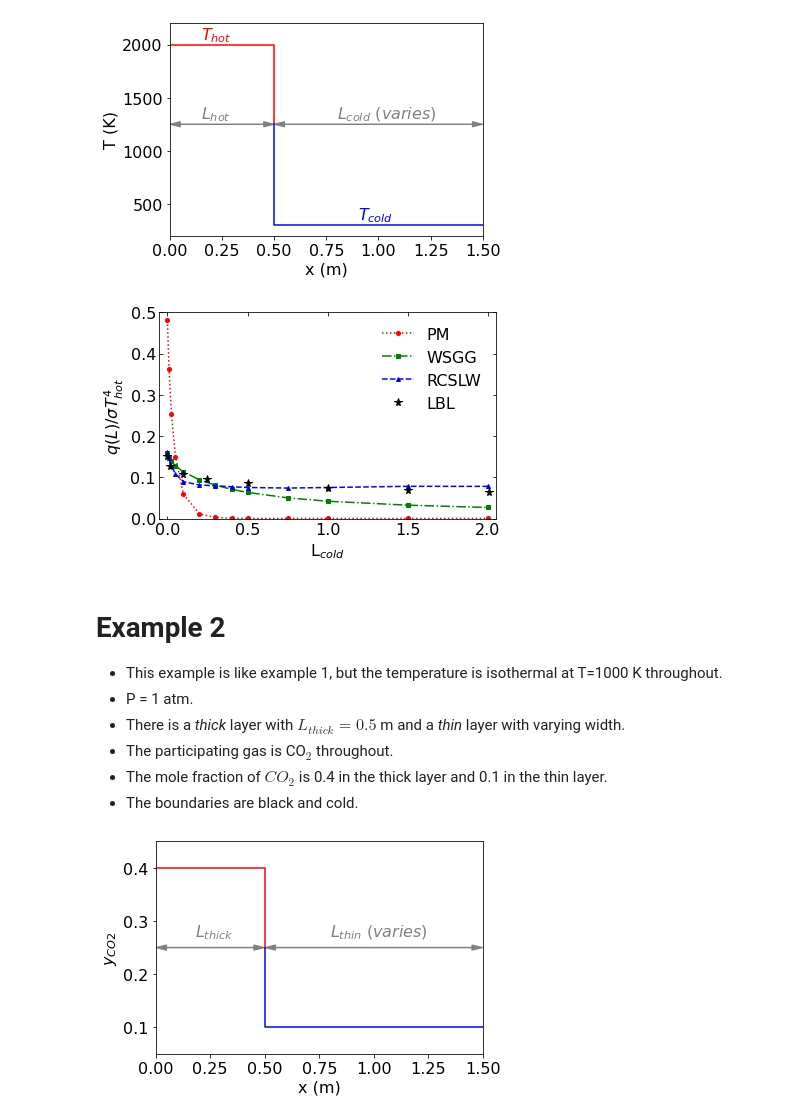
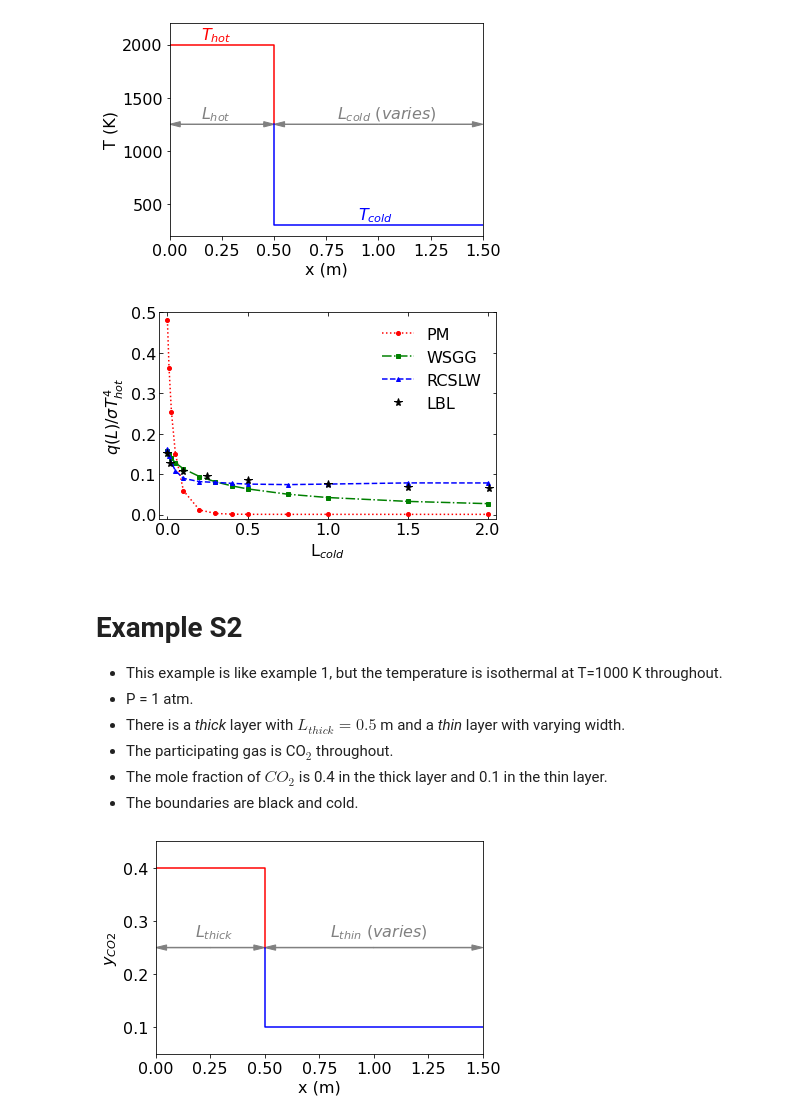
Before and after one commit to BYUignite/radlib, a Jupyter notebook: examples/python/run_and_plot_examples.ipynb, the cells around one changed output. Saved outputs shown, nothing was run; the diff lists cells and outputs as text; code cells hidden in the pictures.

Commit message:
updating examples: adding Bordbar, renaming for consistency with paper.

```diff
--- a/examples/python/run_and_plot_examples.ipynb
+++ b/examples/python/run_and_plot_examples.ipynb
@@ -56,37 +57,37 @@ ax.text(0.15,1300,r'$L_{hot}$',  color='gray');
 [figure]
 # %%
 with _hide_print():
-    Lcold, qsigT4_pm    = ex_1('planckmean')
-    Lcold, qsigT4_wsgg  = ex_1('wsgg')
-    Lcold, qsigT4_rcslw = ex_1('rcslw', 4)
+    Lcold, qsigT4_pm    = ex_S1('planckmean')
+    Lcold, qsigT4_wsgg  = ex_S1('wsgg')
+    Lcold, qsigT4_rcslw = ex_S1('rcslw', 4)
 # %%
 #-------------- LBL data
 
-lbl  = np.loadtxt('LBLdata/ex_1_LBL.dat')
+lbl  = np.loadtxt('LBLdata/ex_S1_LBL.dat')
 
 #-------------- PLOT BOILERPLATE
 
 fig, ax = plt.subplots();
 ax.tick_params(direction='in', top=True, right=True)
 plt.cla()
 
 #-------------- PLOT
 
 ax.plot(Lcold, qsigT4_pm,    'ro:',  markersize=4)
 ax.plot(Lcold, qsigT4_wsgg,  'gs-.', markersize=4)
 ax.plot(Lcold, qsigT4_rcslw, 'b^--', markersize=4)
 ax.plot(lbl[:,0], lbl[:,1],  'k*',   markersize=8)
 
 ax.legend(['PM', 'WSGG', 'RCSLW', 'LBL'], frameon=False)
 ax.set_xlabel(r'L$_{cold}$')
 ax.set_ylabel(r'$q(L)/\sigma T_{hot}^4$');
 ax.set_xlim([-0.05,2.05])
-ax.set_ylim([0.0, 0.5]);
-plt.savefig('ex_1.pdf');
+ax.set_ylim([-0.01, 0.5]);
+plt.savefig('ex_S1.pdf');
 # %% [output]
-[figure, old version]
+[figure, new version]
 # %% [markdown]
-# Example 2
+# Example S2
 * This example is like example 1, but the temperature is isothermal at T=1000 K throughout.
 * P = 1 atm.
 * There is a *thick* layer with $L_{thick}=0.5$ m and a *thin* layer with varying width.
```
Also changed, not shown: parts of 21 cells of this notebook, 13 other files.
